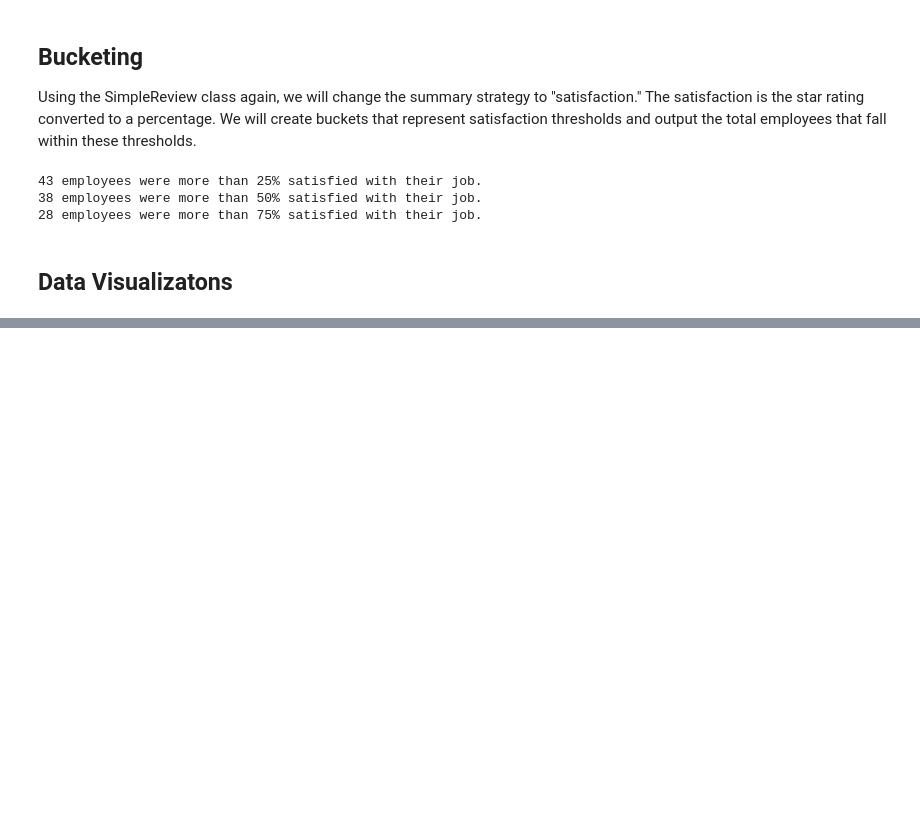
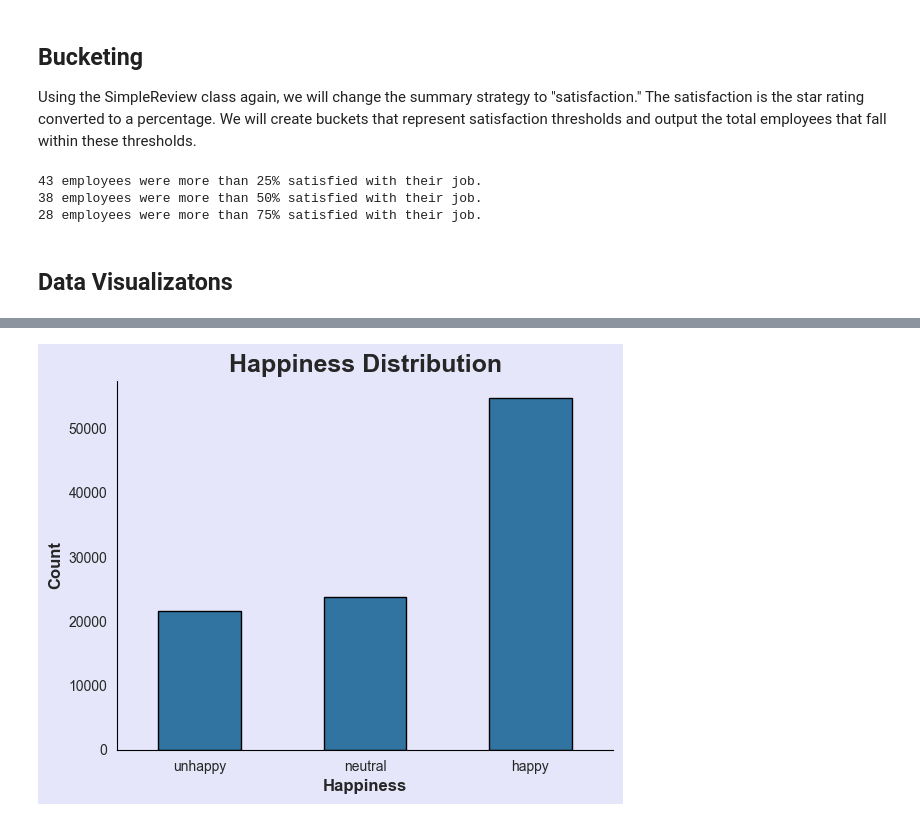
Before and after one commit to destinyloua/glassdoor_review_analyzer, a Jupyter notebook: src/review_analysis.ipynb, the cells around one changed output, grey strips where cells are left out. Drawn from its saved outputs; the diff is of its cells as text; code cells hidden in the pictures; blank space fills up the shorter version.

```diff
--- a/src/review_analysis.ipynb
+++ b/src/review_analysis.ipynb
@@ -81,0 +112,10 @@ for x in s_buckets:
+# %%
+# Plot happiness distribution chart
+viz2 = sns.barplot(data=df2, x='happiness', y='happiness_count', order=["unhappy", "neutral", "happy"], edgecolor='black', width=0.5)
+viz2.set_title("Happiness Distribution", fontsize=18, fontweight='bold')
+viz2.set_xlabel('Happiness', fontsize=12, fontweight='bold')
+viz2.set_ylabel('Count', fontsize=12, fontweight='bold')
+viz2.spines['bottom'].set_color('black')
+viz2.spines['left'].set_color('black')
+# %% [output]
+[figure, added]
```
Also changed, not shown: parts of 5 cells of this notebook.
